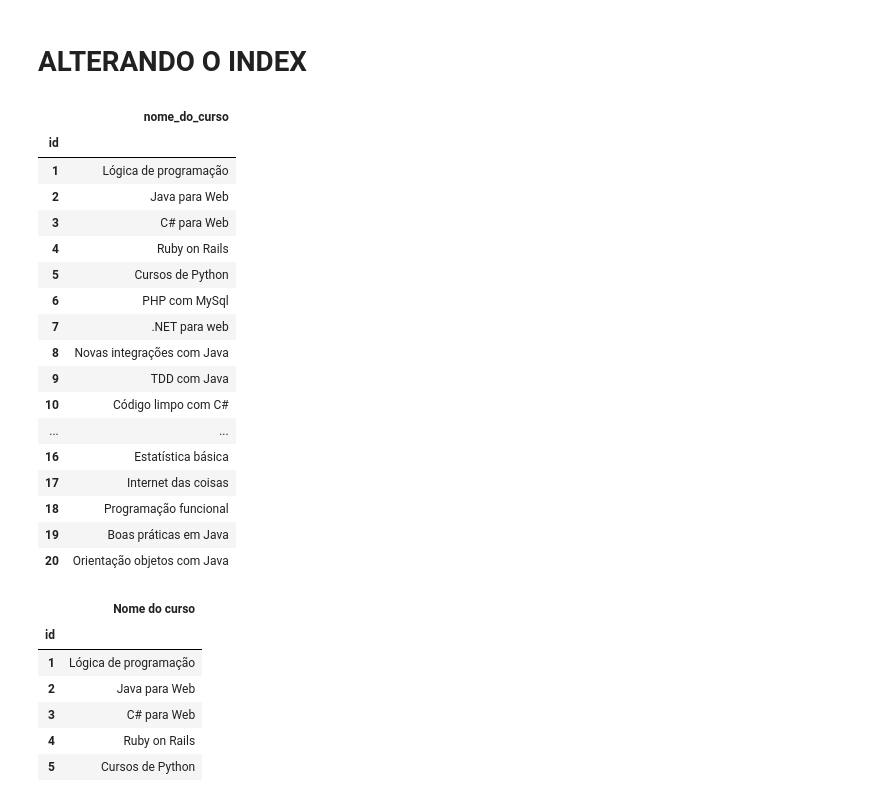
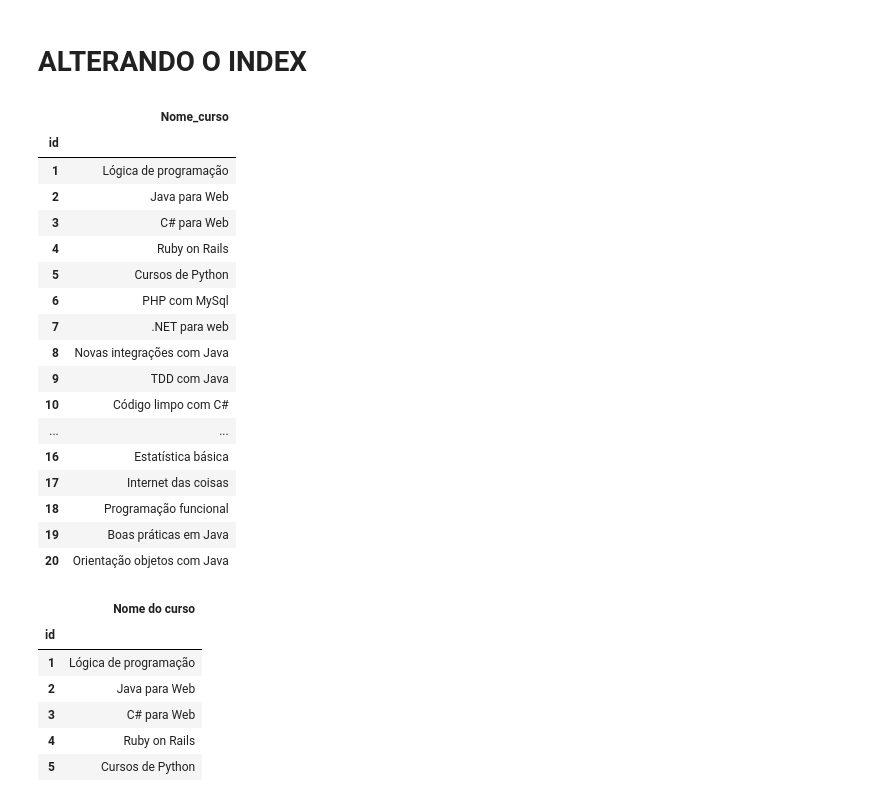
Before and after one commit to Cesarso/Python-para-DataScience, a Jupyter notebook: Pandas_IO.ipynb, the cells around one changed output. Saved outputs shown, nothing was run; the diff lists cells and outputs as text; code cells hidden in the pictures.

```diff
--- a/Pandas_IO.ipynb
+++ b/Pandas_IO.ipynb
@@ -159,9 +159,9 @@ cursos.head()
 # %% [markdown]
 # ALTERANDO O INDEX
 # %%
-cursos.rename(columns = {'Nome do curso' : 'nome_do_curso'})
+cursos.rename(columns = {'Nome do curso' : 'Nome_curso'})
 # %% [output]
-|  | nome_do_curso |
+|  | Nome_curso |
 | id |  |
 | 1 | Lógica de programação |
 | 2 | Java para Web |
```
Also changed, not shown: parts of 55 cells of this notebook.
